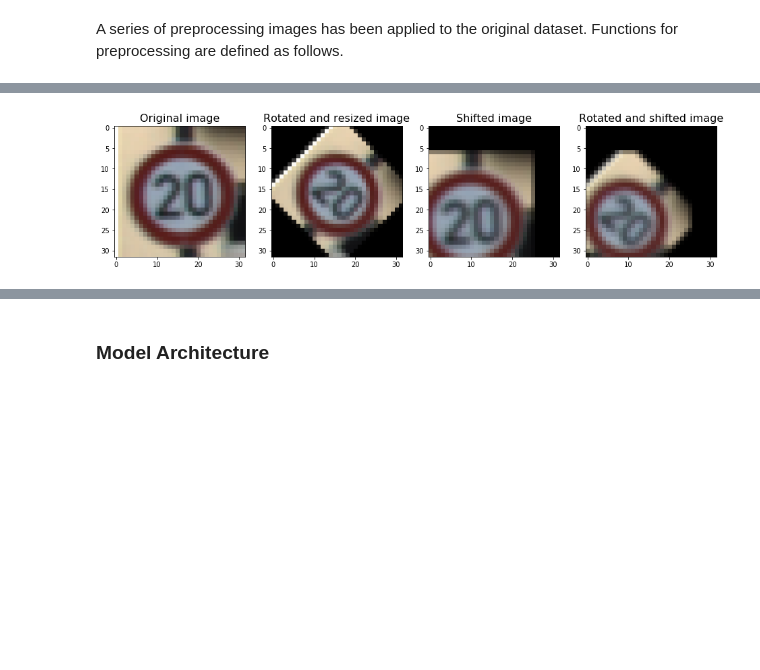
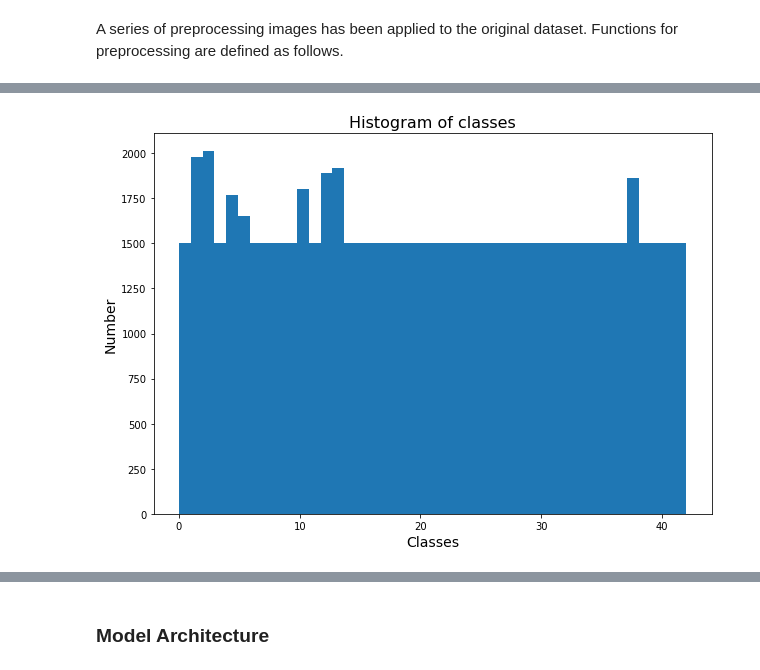
Before and after one commit to siyaoxu/Self-Driving-Cars, a Jupyter notebook: CarND-Traffic-Sign-Classifier-Project/Traffic_Sign_Classifier.ipynb, the cells around one changed output, grey strips where cells are left out. Drawn from its saved outputs; the diff is of its cells as text; code cells hidden in the pictures; blank space fills up the shorter version.

```diff
--- a/CarND-Traffic-Sign-Classifier-Project/Traffic_Sign_Classifier.ipynb
+++ b/CarND-Traffic-Sign-Classifier-Project/Traffic_Sign_Classifier.ipynb
@@ -199,0 +252,8 @@ The image data are approximately normalizd by equation `(pixel - 128)/ 128`. The
+# %%
+# define a funciton to sample values for parameters of the image augmentation function
+def AugmParams(rfbrightness = (0.3,2.5),rtheta = (-180.0, 180.0), rscale = (0.5, 1.5), rftx = (-0.2, 0.2), rfty = (-0.2, 0.2), size = 1 ):
+    fbrightness = np.random.uniform(rfbrightness[0],rfbrightness[1])
+    thetas = np.random.uniform(rtheta[0],rtheta[1],size)
+    scales = np.random.uniform(rscale[0],rscale[1],size)
+    ftxys = list(zip(np.random.uniform(rftx[0],rftx[1],size),np.random.uniform(rfty[0],rfty[1],size)))
+    return fbrightness, thetas, scales, ftxys
@@ -200,3 +325,17 @@ The image data are approximately normalizd by equation `(pixel - 128)/ 128`. The
+# %%
+# merge the augmented training data to the normalized training images
+X_train = np.vstack([X_train, X_train_augm])
+y_train = np.concatenate([y_train,y_train_augm])
+del X_train_augm, y_train_augm
+
+# plot the histogram of all classes in training data
+fig = plt.figure(figsize = (10,7));
+plt.hist(y_train,bins=43);
+plt.xlabel('Classes',fontsize = 14);
+plt.ylabel('Number', fontsize = 14);
+plt.title('Histogram of classes', fontsize = 16);
+# %% [output]
+[figure, added]
 # %%
 # # convert images to grayscale, then histogram equalize and normalize images
 # n_X_train = np.ndarray(shape = X_train.shape, dtype = np.float32)
@@ -253,37 +391,0 @@ for i in list(range(X_test.shape[0])):
-# %%
-# Demonstrate image augmentation
-raw_image = X_train[np.where(y_train == 0)[0][0],:,:,:]
-
-theta = -45.0
-scale = 0.8
-ftxy = (-0.2, 0.2)
-
-# rotate the image for -45 (clockwise) degree around the center and rescale the image to 80% of the original size
-rotated_image = ImgAug(raw_image, theta=theta, scale = scale)
-
-# translate the image for factors 6 pixels (0.2*nx) toward -x direction, and 3 pixels (0.1*ny) toward y direction
-shifted_image = ImgAug(raw_image, ftxy = ftxy)
-
-# combined rotation and shift on the image
-trans_image = ImgAug(raw_image, theta=theta, scale = scale, ftxy = ftxy)
-
-# plot the original image vs images with different transformation
-fig = plt.figure(figsize = (16,16));
-# original image
-plt.subplot(1,4,1)
-plt.imshow(raw_image);
-plt.title('Original image', fontsize = 16);
-# rotated image
-plt.subplot(1,4,2)
-plt.imshow(rotated_image);
-plt.title('Rotated and resized image', fontsize = 16);
-# shifted image
-plt.subplot(1,4,3)
-plt.imshow(shifted_image);
-plt.title('Shifted image', fontsize = 16);
-# combination of rotation and transformation
-plt.subplot(1,4,4)
-plt.imshow(trans_image);
-plt.title('Rotated and shifted image', fontsize = 16);
-# %% [output]
-[figure, removed]
```
Also changed, not shown: parts of 13 cells of this notebook.
